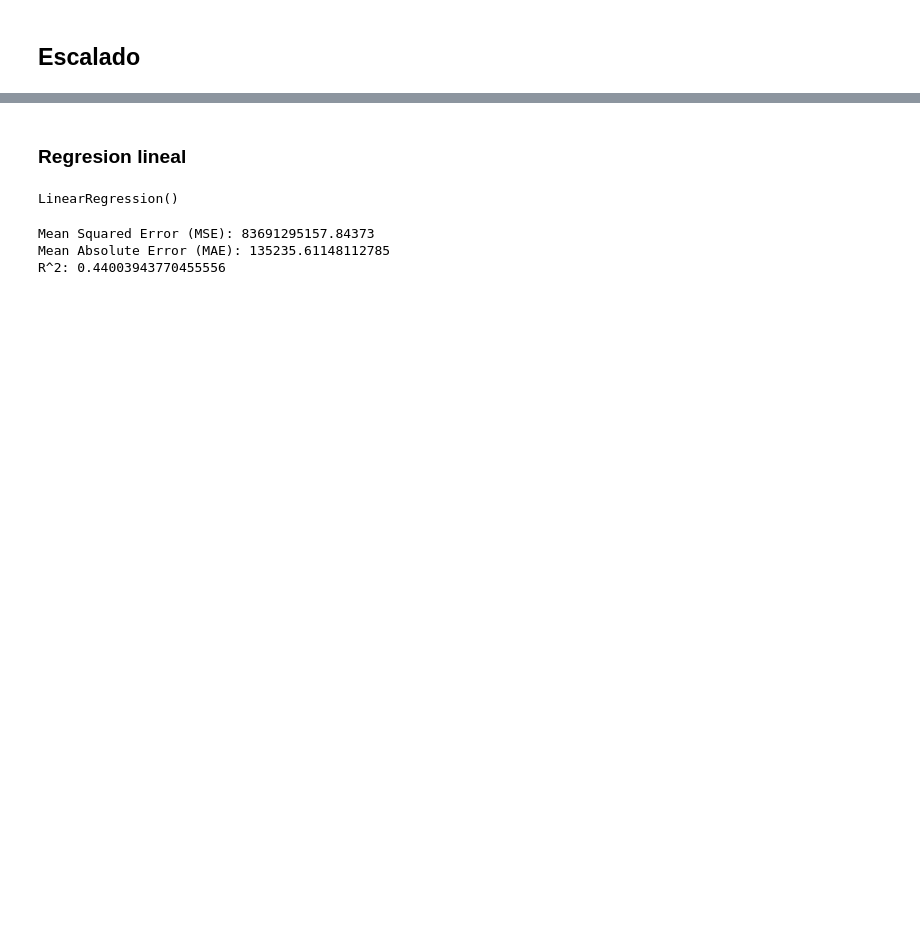
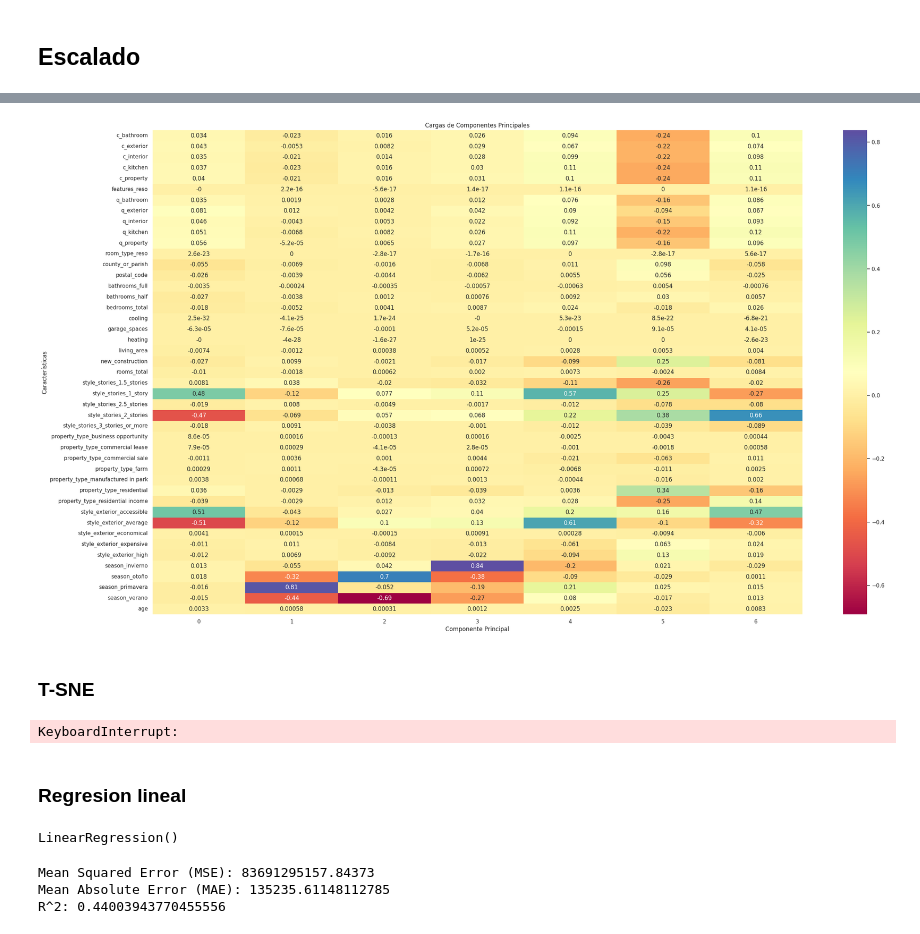
Before and after one commit to Farrius/Datathon_2024, a Jupyter notebook: models_training.ipynb, the cells around one changed output, grey strips where cells are left out. Saved outputs shown, nothing was run; the diff lists cells and outputs as text; code cells hidden in the pictures; blank space fills up the shorter version.

```diff
--- a/models_training.ipynb
+++ b/models_training.ipynb
@@ -45,3 +91,31 @@ X_test_scaled = pd.DataFrame(X_test_scaled, columns=X_test.columns)
+# %%
+plt.figure(figsize=(30, 18))
+components = pca.components_[:7]
+sns.heatmap(components.T, cmap='Spectral', annot=True, yticklabels=X_train.columns)
+plt.title('Cargas de Componentes Principales')
+plt.xlabel('Componente Principal')
+plt.ylabel('Características')
+plt.show()
+# %% [output]
+[figure, added]
+# %% [markdown]
+### T-SNE
+# %%
+perplexity = 30
+n_iter = 500
+
+tsne = TSNE(n_components=2, perplexity=perplexity, n_iter=n_iter, random_state=42)
+data_tsne = tsne.fit_transform(X_train_scaled)
+
+plt.figure(figsize=(10, 6))
+scatter = plt.scatter(data_tsne[:, 0], data_tsne[:, 1], c=y_train, cmap='Spectral', alpha=0.5)
+plt.xlabel('Componente 1')
+plt.ylabel('Componente 2')
+plt.title(f't-SNE con perplexity={perplexity} y n_iter={n_iter}')
+plt.colorbar(scatter, orientation='horizontal', fraction=.1)
+plt.show()
+# %% [output]
+KeyboardInterrupt:
 # %% [markdown]
 ### Regresion lineal
 # %%
```
Also changed, not shown: parts of 10 cells of this notebook, 1 other file.
